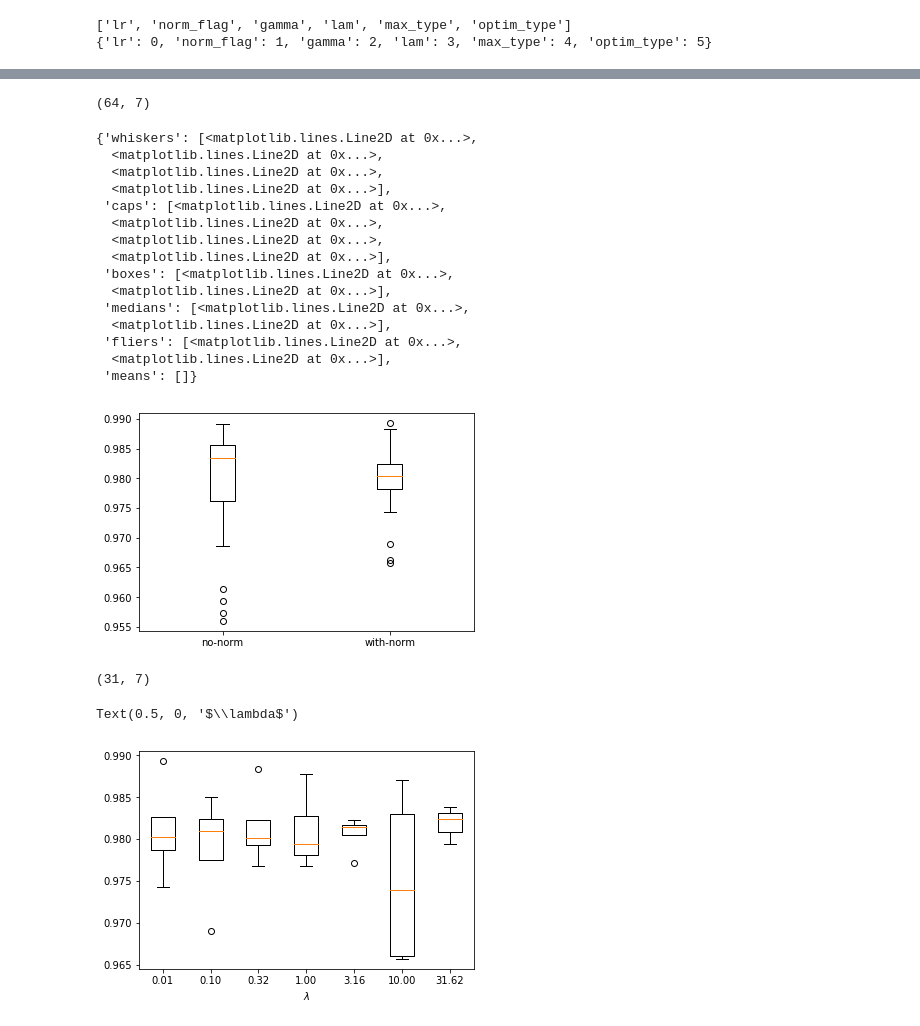
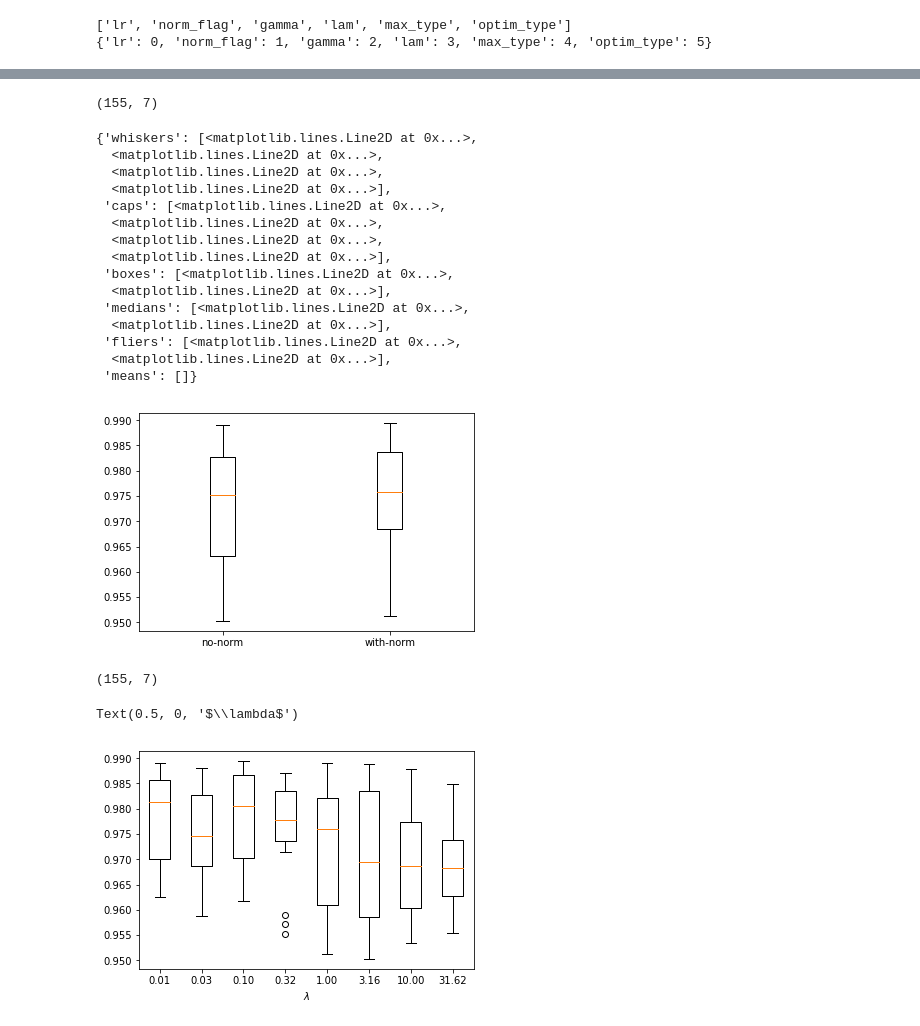
Before and after one commit to silent567/examples, a Jupyter notebook: mnist/analyze_result.ipynb, the cells around one changed output, grey strips where cells are left out. Drawn from its saved outputs; the diff is of its cells as text; code cells hidden in the pictures.

```diff
--- a/mnist/analyze_result.ipynb
+++ b/mnist/analyze_result.ipynb
@@ -13,7 +13,7 @@ def gather_record(key=''):
             record.append(tmp_record)
     record = np.concatenate(record,axis=0)
     return record
-record = gather_record('record_2018')
+record = gather_record('record2_2018')
 print(record.shape)
 print(record[np.argmax(record[:,-1])])
 # %% [output]
@@ -102,7 +102,7 @@ values = list(set(frecord[:,index]))
 values.sort()
 plt.boxplot([frecord[frecord[:,index]==v][:,-1] for v in values],labels=['no-norm','with-norm'])
 # %% [output]
-(64, 7)
+(155, 7)
 {'whiskers': [<matplotlib.lines.Line2D at 0x...>,
   <matplotlib.lines.Line2D at 0x...>,
   <matplotlib.lines.Line2D at 0x...>,
@@ -118,24 +118,24 @@ plt.boxplot([frecord[frecord[:,index]==v][:,-1] for v in values],labels=['no-nor
  'fliers': [<matplotlib.lines.Line2D at 0x...>,
   <matplotlib.lines.Line2D at 0x...>],
  'means': []}
-[figure, old version]
+[figure, new version]
 # %%
 #filtered out low accuracies
 frecord = record[record[:,-1]>=0.95]
 #filtered out non gfusedmax
 frecord = frecord[frecord[:,name2index['max_type']]==2]
 #filtered out non layer-norm
-frecord = frecord[frecord[:,name2index['norm_flag']]==1]
+#frecord = frecord[frecord[:,name2index['norm_flag']]==1]
 print(frecord.shape)
 #box plot
 index = name2index['lam']
 values = list(set(frecord[:,index]))
 values.sort()
 plt.boxplot([frecord[frecord[:,index]==v][:,-1] for v in values],labels=['%.2f'%v for v in values])
 plt.xlabel('$\lambda$')
 # %% [output]
-(31, 7)
+(155, 7)
 Text(0.5, 0, '$\\lambda$')
-[figure, old version]
+[figure, new version]
 # %%
 #filtered out low accuracies
```
Also changed, not shown: parts of 6 cells of this notebook, 4 other files.
